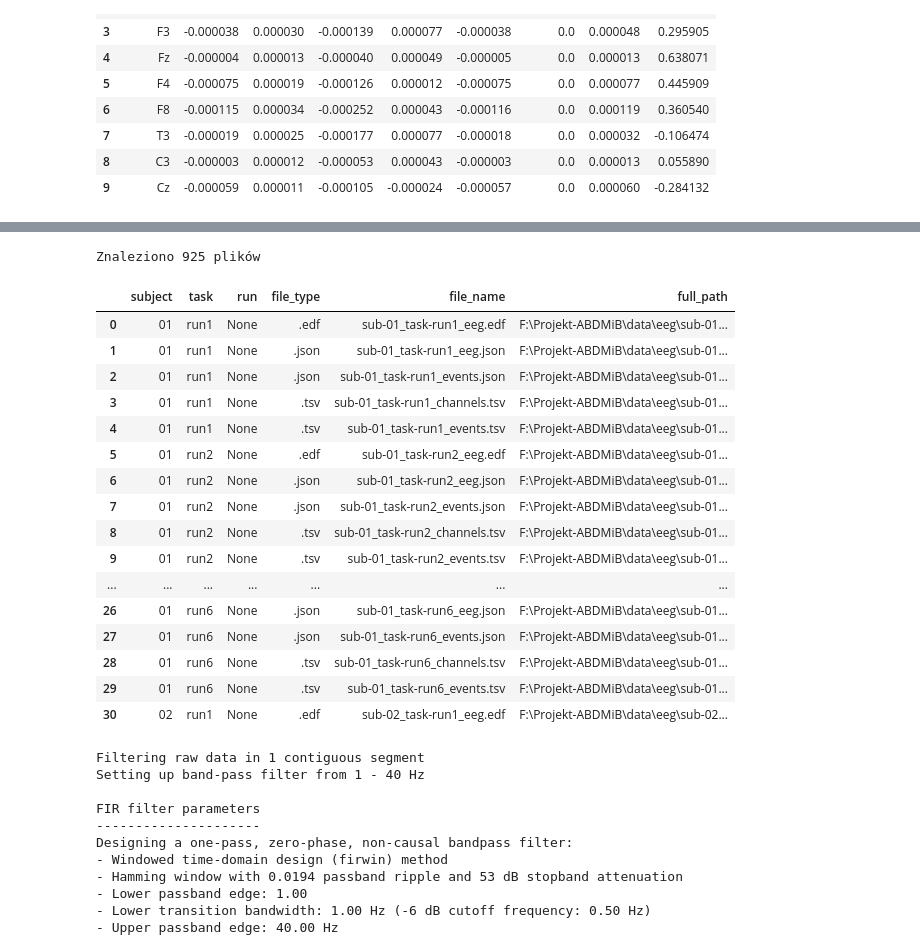
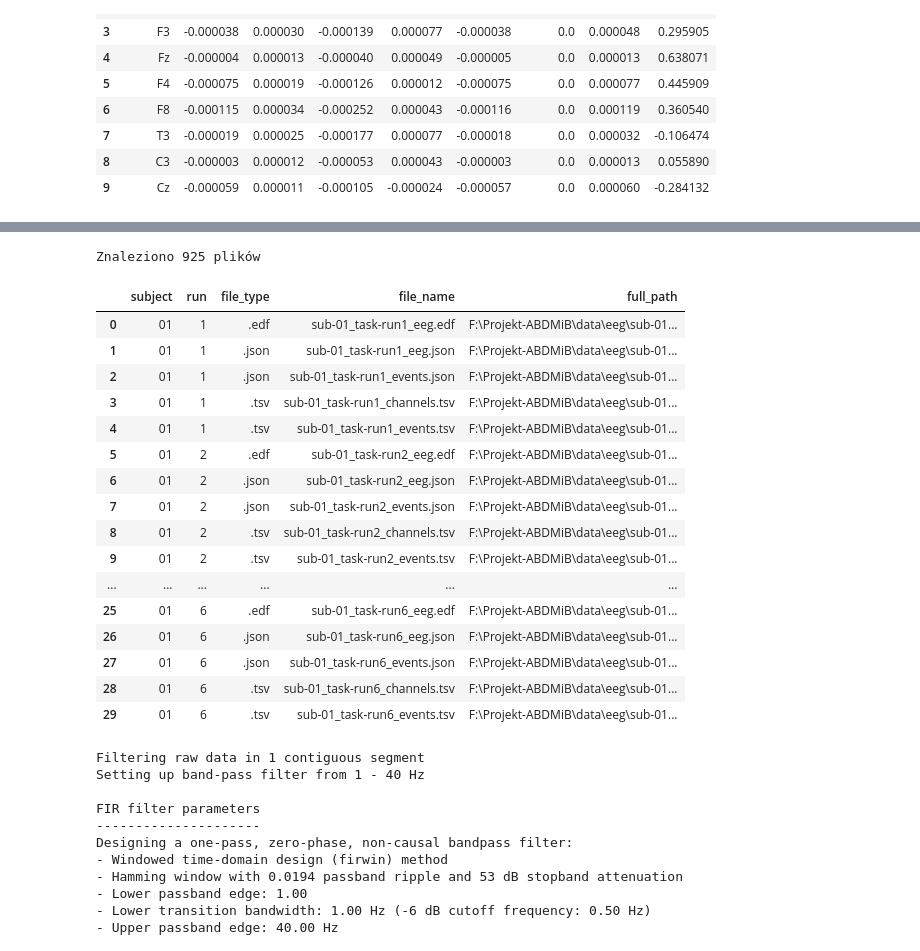
Before and after one commit to Jazgalor/Projekt-ABDMiB, a Jupyter notebook: analysis.ipynb, the cells around one changed output, grey strips where cells are left out. Cells and saved outputs as stored; diff of their text form; code cells hidden in the pictures.

Commit message:
Fixing files_df and extracting every event from files

```diff
--- a/analysis.ipynb
+++ b/analysis.ipynb
@@ -107,8 +107,8 @@ import json
 from pprint import pprint
 
 # --- ścieżki do plików ---
-tsv_path = "data/eeg/sub-01/eeg/sub-01_task-run3_events.tsv"
-json_path = "data/eeg/sub-01/eeg/sub-01_task-run3_events.json"
+tsv_path = "data/eeg/sub-02/eeg/sub-02_task-run3_events.tsv"
+json_path = "data/eeg/sub-02/eeg/sub-02_task-run3_events.json"
 
 # --- wczytanie ---
 events_df = pd.read_csv(tsv_path, sep="\t")
@@ -167,73 +168,73 @@ from pathlib import Path
 import pandas as pd
 import re
 
 # ==========================================
-# ustaw ścieżkę główną do datasetu
+# ścieżka główna
 # ==========================================
-root_path = Path("./data/eeg")   # <- zmień
+root_path = Path("./data/eeg")
 
 # ==========================================
-# regex do parsowania nazw BIDS
+# regex dla:
+# sub-02_task-run3_eeg.edf
 # ==========================================
 pattern = re.compile(
-    r"sub-(?P<subject>\d+)"
-    r"(?:_task-(?P<task>[a-zA-Z0-9]+))?"
-    r"(?:-run(?P<run>\d+))?"
+    r"sub-(?P<subject>\d+)_task-run(?P<run>\d+)"
 )
 
 records = []
 
 # ==========================================
-# przeszukanie wszystkich plików
+# przeszukanie datasetu
 # ==========================================
 for file in root_path.rglob("*"):
-    if file.is_file():
 
-        match = pattern.search(file.name)
+    if not file.is_file():
+        continue
 
-        if match:
-            subject = match.group("subject")
-            task = match.group("task")
-            run = match.group("run")
+    match = pattern.search(file.name)
 
-            records.append({
-                "subject": subject,
-                "task": task,
-                "run": run,
-                "file_type": file.suffix,
-                "file_name": file.name,
-                "full_path": str(file.resolve())
-            })
+    if match:
 
+        records.append({
+            "subject": match.group("subject"),
+            "run": int(match.group("run")),
+            "file_type": file.suffix,
+            "file_name": file.name,
+            "full_path": str(file.resolve())
+        })
+
+# ==========================================
 # dataframe
+# ==========================================
 files_df = pd.DataFrame(records)
 
 # sortowanie
 files_df = files_df.sort_values(
-    ["subject", "task", "run", "file_type"]
+    ["subject", "run", "file_type"]
 ).reset_index(drop=True)
 
 print(f"Znaleziono {len(files_df)} plików")
-display(files_df.head(31))
+
+display(files_df.head(30))
 # %% [output]
 Znaleziono 925 plików
-|  | subject | task | run | file_type | file_name | full_path |
-| 0 | 01 | run1 | None | .edf | sub-01_task-run1_eeg.edf | F:\Projekt-ABDMiB\data\eeg\sub-01... |
-| 1 | 01 | run1 | None | .json | sub-01_task-run1_eeg.json | F:\Projekt-ABDMiB\data\eeg\sub-01... |
-| 2 | 01 | run1 | None | .json | sub-01_task-run1_events.json | F:\Projekt-ABDMiB\data\eeg\sub-01... |
-| 3 | 01 | run1 | None | .tsv | sub-01_task-run1_channels.tsv | F:\Projekt-ABDMiB\data\eeg\sub-01... |
-| 4 | 01 | run1 | None | .tsv | sub-01_task-run1_events.tsv | F:\Projekt-ABDMiB\data\eeg\sub-01... |
-| 5 | 01 | run2 | None | .edf | sub-01_task-run2_eeg.edf | F:\Projekt-ABDMiB\data\eeg\sub-01... |
-| 6 | 01 | run2 | None | .json | sub-01_task-run2_eeg.json | F:\Projekt-ABDMiB\data\eeg\sub-01... |
-| 7 | 01 | run2 | None | .json | sub-01_task-run2_events.json | F:\Projekt-ABDMiB\data\eeg\sub-01... |
-| 8 | 01 | run2 | None | .tsv | sub-01_task-run2_channels.tsv | F:\Projekt-ABDMiB\data\eeg\sub-01... |
-| 9 | 01 | run2 | None | .tsv | sub-01_task-run2_events.tsv | F:\Projekt-ABDMiB\data\eeg\sub-01... |
-| ... | ... | ... | ... | ... | ... | ... |
-| 26 | 01 | run6 | None | .json | sub-01_task-run6_eeg.json | F:\Projekt-ABDMiB\data\eeg\sub-01... |
-| 27 | 01 | run6 | None | .json | sub-01_task-run6_events.json | F:\Projekt-ABDMiB\data\eeg\sub-01... |
-| 28 | 01 | run6 | None | .tsv | sub-01_task-run6_channels.tsv | F:\Projekt-ABDMiB\data\eeg\sub-01... |
-| 29 | 01 | run6 | None | .tsv | sub-01_task-run6_events.tsv | F:\Projekt-ABDMiB\data\eeg\sub-01... |
-| 30 | 02 | run1 | None | .edf | sub-02_task-run1_eeg.edf | F:\Projekt-ABDMiB\data\eeg\sub-02... |
+|  | subject | run | file_type | file_name | full_path |
+| 0 | 01 | 1 | .edf | sub-01_task-run1_eeg.edf | F:\Projekt-ABDMiB\data\eeg\sub-01... |
+| 1 | 01 | 1 | .json | sub-01_task-run1_eeg.json | F:\Projekt-ABDMiB\data\eeg\sub-01... |
+| 2 | 01 | 1 | .json | sub-01_task-run1_events.json | F:\Projekt-ABDMiB\data\eeg\sub-01... |
+| 3 | 01 | 1 | .tsv | sub-01_task-run1_channels.tsv | F:\Projekt-ABDMiB\data\eeg\sub-01... |
+| 4 | 01 | 1 | .tsv | sub-01_task-run1_events.tsv | F:\Projekt-ABDMiB\data\eeg\sub-01... |
+| 5 | 01 | 2 | .edf | sub-01_task-run2_eeg.edf | F:\Projekt-ABDMiB\data\eeg\sub-01... |
+| 6 | 01 | 2 | .json | sub-01_task-run2_eeg.json | F:\Projekt-ABDMiB\data\eeg\sub-01... |
+| 7 | 01 | 2 | .json | sub-01_task-run2_events.json | F:\Projekt-ABDMiB\data\eeg\sub-01... |
+| 8 | 01 | 2 | .tsv | sub-01_task-run2_channels.tsv | F:\Projekt-ABDMiB\data\eeg\sub-01... |
+| 9 | 01 | 2 | .tsv | sub-01_task-run2_events.tsv | F:\Projekt-ABDMiB\data\eeg\sub-01... |
+| ... | ... | ... | ... | ... | ... |
+| 25 | 01 | 6 | .edf | sub-01_task-run6_eeg.edf | F:\Projekt-ABDMiB\data\eeg\sub-01... |
+| 26 | 01 | 6 | .json | sub-01_task-run6_eeg.json | F:\Projekt-ABDMiB\data\eeg\sub-01... |
+| 27 | 01 | 6 | .json | sub-01_task-run6_events.json | F:\Projekt-ABDMiB\data\eeg\sub-01... |
+| 28 | 01 | 6 | .tsv | sub-01_task-run6_channels.tsv | F:\Projekt-ABDMiB\data\eeg\sub-01... |
+| 29 | 01 | 6 | .tsv | sub-01_task-run6_events.tsv | F:\Projekt-ABDMiB\data\eeg\sub-01... |
 # %%
 import mne
 
```
Also changed, not shown: parts of 3 cells of this notebook.
